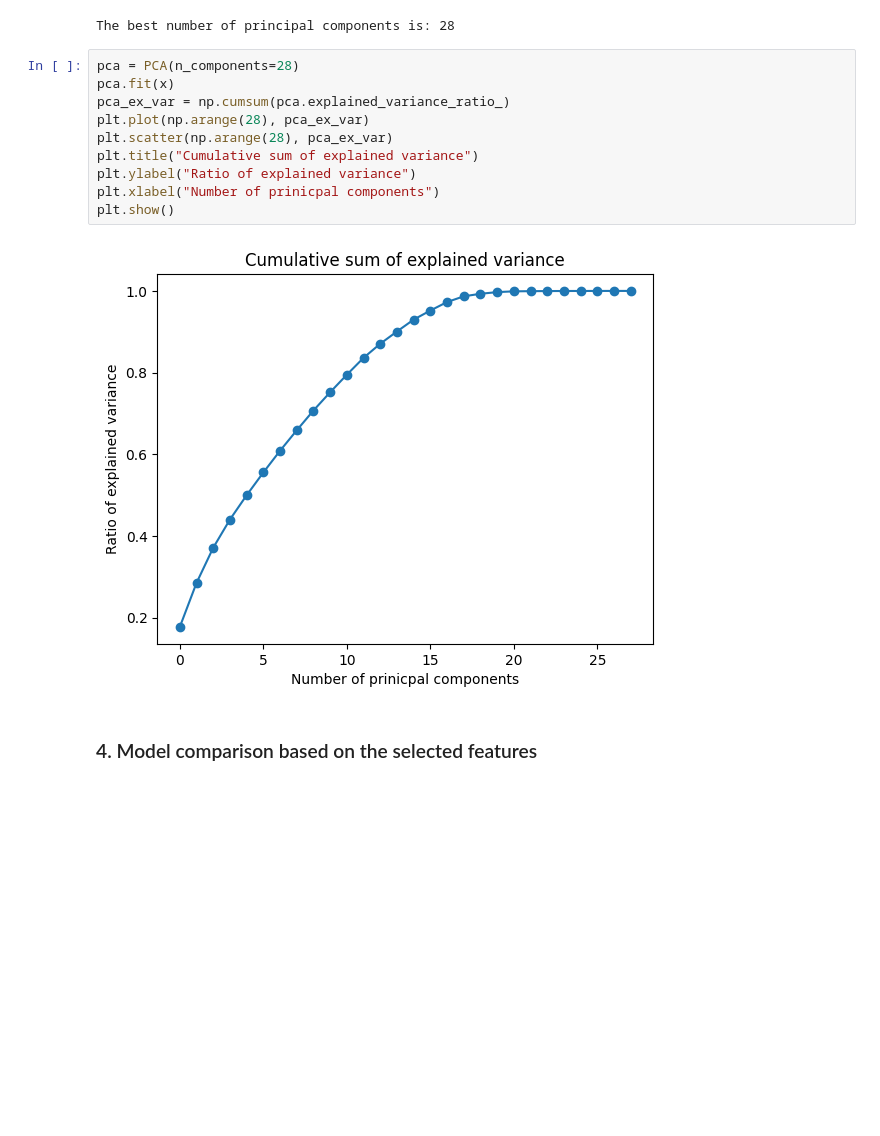
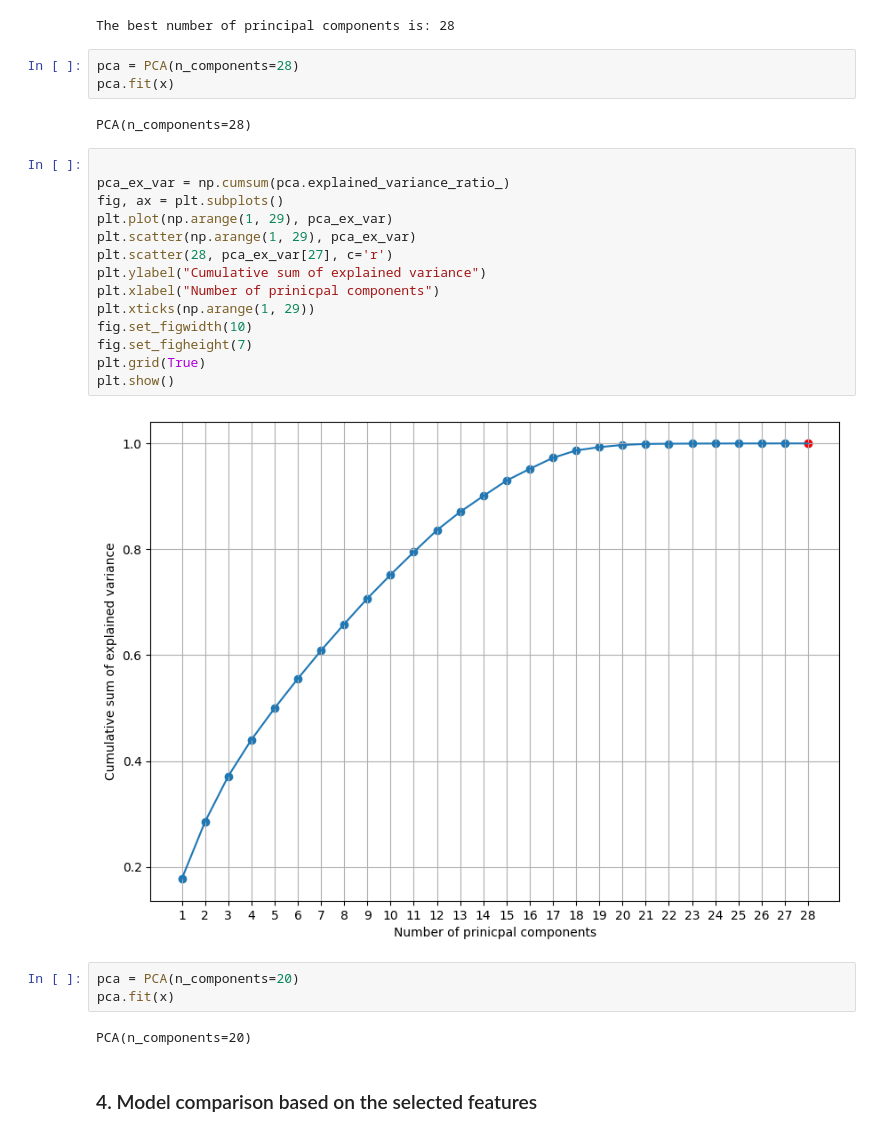
Before and after one commit to karl-helsinki/IMLProject, a Jupyter notebook: modelling.ipynb, the cells around one changed output. Saved outputs shown, nothing was run; the diff lists cells and outputs as text; blank space fills up the shorter version.

```diff
--- a/modelling.ipynb
+++ b/modelling.ipynb
@@ -432,18 +455,32 @@ pca.fit(x)
 print(f"The best number of principal components is: {pca.components_.shape[0]}")
 # %% [output]
 The best number of principal components is: 28
+# %%
+pca = PCA(n_components=28)
+pca.fit(x)
+# %% [output]
+PCA(n_components=28)
 # %%
-pca = PCA(n_components=28)
-pca.fit(x)
+
 pca_ex_var = np.cumsum(pca.explained_variance_ratio_)
-plt.plot(np.arange(28), pca_ex_var)
-plt.scatter(np.arange(28), pca_ex_var)
-plt.title("Cumulative sum of explained variance")
-plt.ylabel("Ratio of explained variance")
+fig, ax = plt.subplots()
+plt.plot(np.arange(1, 29), pca_ex_var)
+plt.scatter(np.arange(1, 29), pca_ex_var)
+plt.scatter(28, pca_ex_var[27], c='r')
+plt.ylabel("Cumulative sum of explained variance")
 plt.xlabel("Number of prinicpal components")
+plt.xticks(np.arange(1, 29))
+fig.set_figwidth(10)
+fig.set_figheight(7)
+plt.grid(True)
 plt.show()
 # %% [output]
-[figure, old version]
+[figure, new version]
+# %%
+pca = PCA(n_components=20)
+pca.fit(x)
+# %% [output]
+PCA(n_components=20)
 # %% [markdown]
 ### 4. Model comparison based on the selected features
 # %%
```
Also changed, not shown: parts of 27 cells of this notebook.
